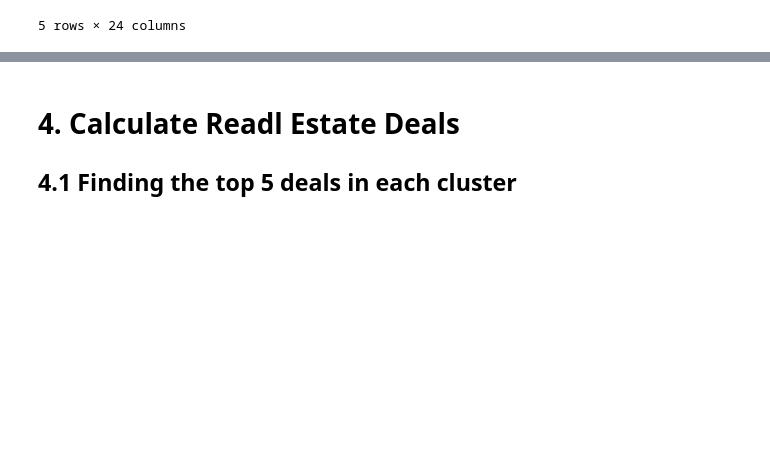
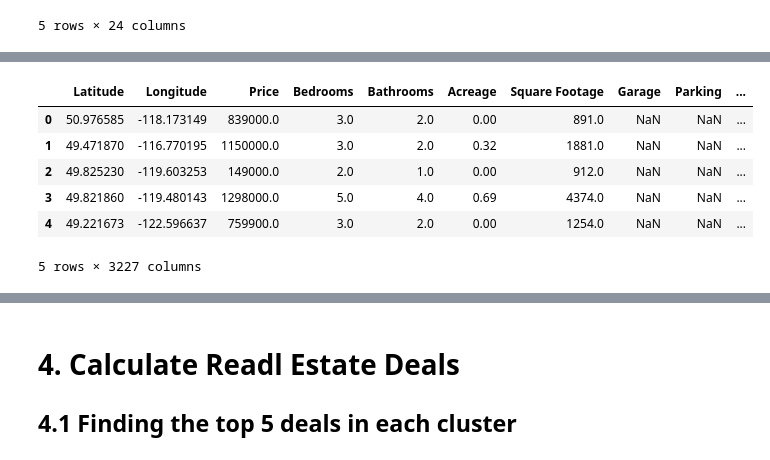
Before and after one commit to mrishab/COMP381_FinalProject, a Jupyter notebook: RealEstateDeals.ipynb, the cells around one changed output, grey strips where cells are left out. Cells and saved outputs as stored; diff of their text form; code cells hidden in the pictures; blank space fills up the shorter version.

```diff
--- a/RealEstateDeals.ipynb
+++ b/RealEstateDeals.ipynb
@@ -360,0 +416,58 @@ clustered_houses = {
+# %%
+# Hydrating with Enhanced Columns
+
+def get_hydrated_df(sample_df):
+  # Replacing 'Yes'/'No' with 1/0
+  for col in binary_cols:
+      if col in sample_df.columns:
+          sample_df[col] = sample_df[col].map(binary_map)
+
+  ## One-hot encoding
+  df_encoded = pd.get_dummies(sample_df, columns=categorical_cols, drop_first=True)
+
+  ## Interaction Terms
+  df_encoded['sqft_per_bedroom'] = df_encoded['Square Footage'] / (df_encoded['Bedrooms'] + 1)
+  df_encoded['bath_bed_ratio'] = df_encoded['Bathrooms'] / (df_encoded['Bedrooms'] + 1)
+
+  df_encoded['sqft_x_bedrooms'] = df_encoded['Square Footage'] * df_encoded['Bedrooms']
+  df_encoded['sqft_x_bathrooms'] = df_encoded['Square Footage'] * df_encoded['Bathrooms']
+
+  df_encoded['luxury_score'] = (
+      df_encoded['Fireplace'] + df_encoded['Waterfront'] +
+      df_encoded['Pool'] + df_encoded['Garden'] + df_encoded['Balcony']
+  )
+
+  ## Log transforms
+  df_encoded['log_sqft'] = np.log1p(df_encoded['Square Footage'])
+  df_encoded['log_acreage'] = np.log1p(df_encoded['Acreage'])
+
+  ## Polynomial Features
+
+  poly = PolynomialFeatures(degree=2, include_bias=False)
+
+  poly_features = df_encoded[['Square Footage', 'Bedrooms', 'Bathrooms']]
+  poly_data = poly.fit_transform(poly_features)
+
+  poly_cols = poly.get_feature_names_out()
+  # Cleaning auto-generated column names for clarity
+  poly_cols = [col.replace(' ', '_').replace('^', '_pow_') for col in poly_cols]
+
+  poly_df = pd.DataFrame(poly_data, columns=poly_cols, index=df_encoded.index)
+
+  ## polynomial features made training super slow so they're being excluded altogether
+
+  # df_encoded = pd.concat([df_encoded, poly_df], axis=1)
+
+  return df_encoded
+
+
+df_encoded = get_hydrated_df(sample_df)
+df_encoded.head()
+# %% [output]
+|  | Latitude | Longitude | Price | Bedrooms | Bathrooms | Acreage | Square Footage | Garage | Parking | ... |
+| 0 | 50.976585 | -118.173149 | 839000.0 | 3.0 | 2.0 | 0.00 | 891.0 | NaN | NaN | ... |
+| 1 | 49.471870 | -116.770195 | 1150000.0 | 3.0 | 2.0 | 0.32 | 1881.0 | NaN | NaN | ... |
+| 2 | 49.825230 | -119.603253 | 149000.0 | 2.0 | 1.0 | 0.00 | 912.0 | NaN | NaN | ... |
+| 3 | 49.821860 | -119.480143 | 1298000.0 | 5.0 | 4.0 | 0.69 | 4374.0 | NaN | NaN | ... |
+| 4 | 49.221673 | -122.596637 | 759900.0 | 3.0 | 2.0 | 0.00 | 1254.0 | NaN | NaN | ... |
+5 rows × 3227 columns
```
Also changed, not shown: parts of 16 cells of this notebook.
